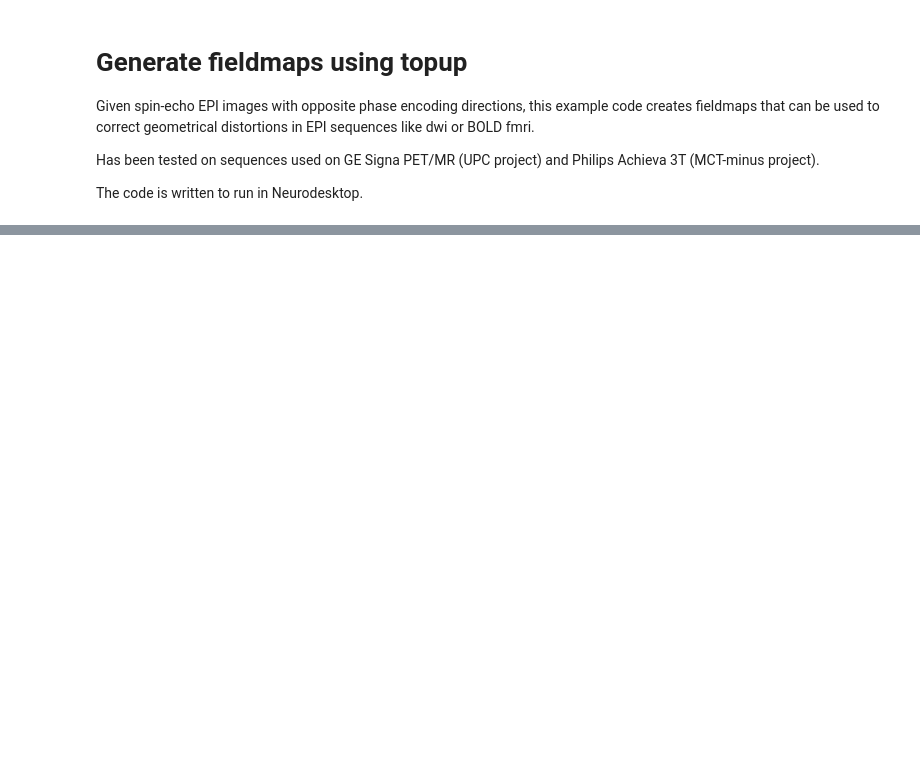
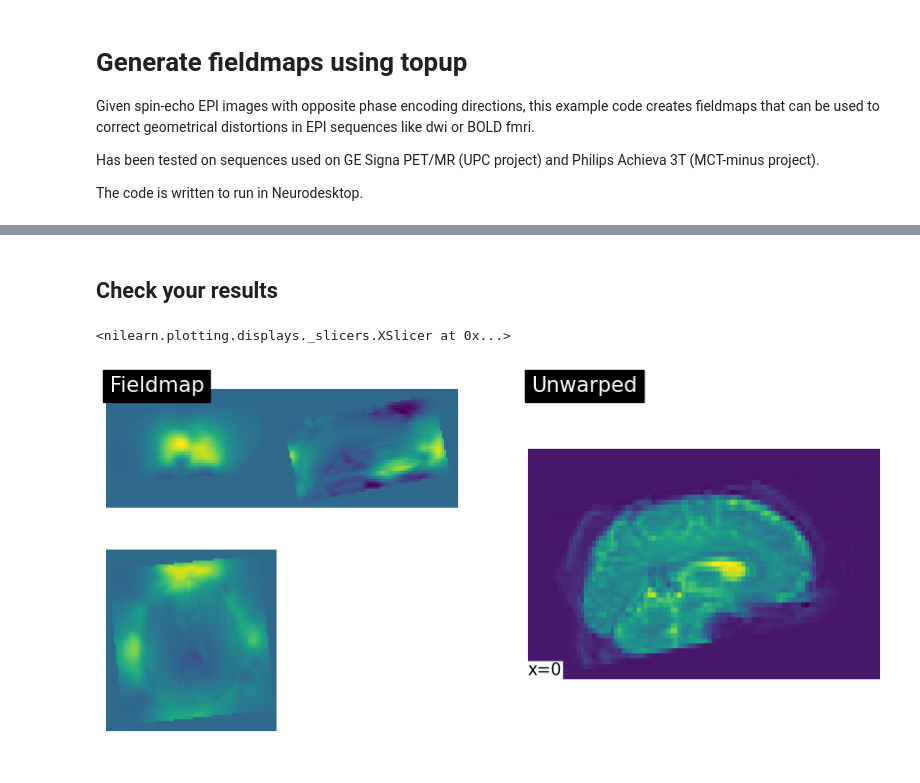
Before and after one commit to psychmedImaging/psykserver, a Jupyter notebook: generate_fieldmap.ipynb, the cells around one changed output, grey strips where cells are left out. Drawn from its saved outputs; the diff is of its cells as text; code cells hidden in the pictures; blank space fills up the shorter version.

Commit message:
changed to use nibabel/nilearn

```diff
--- a/generate_fieldmap.ipynb
+++ b/generate_fieldmap.ipynb
@@ -114,0 +95,13 @@ os.remove(PAtmp+ext)
+# %% [markdown]
+## Check your results
+# %%
+field=nib.load(outfile+'_field.nii.gz')
+unwarped=nib.load(outfile+'_unwarped.nii.gz')
+unwarped=unwarped.slicer[...,-1]
+
+fig,ax=plt.subplots(ncols=2,figsize=(10,5))
+plotting.plot_img(field,display_mode='tiled',axes=ax[0],title='Fieldmap',annotate=False,draw_cross=False)
+plotting.plot_img(unwarped,display_mode='x',cut_coords=[0],axes=ax[1],title='Unwarped')
+# %% [output]
+<nilearn.plotting.displays._slicers.XSlicer at 0x...>
+[figure, added]
```
Also changed, not shown: parts of 11 cells of this notebook.
